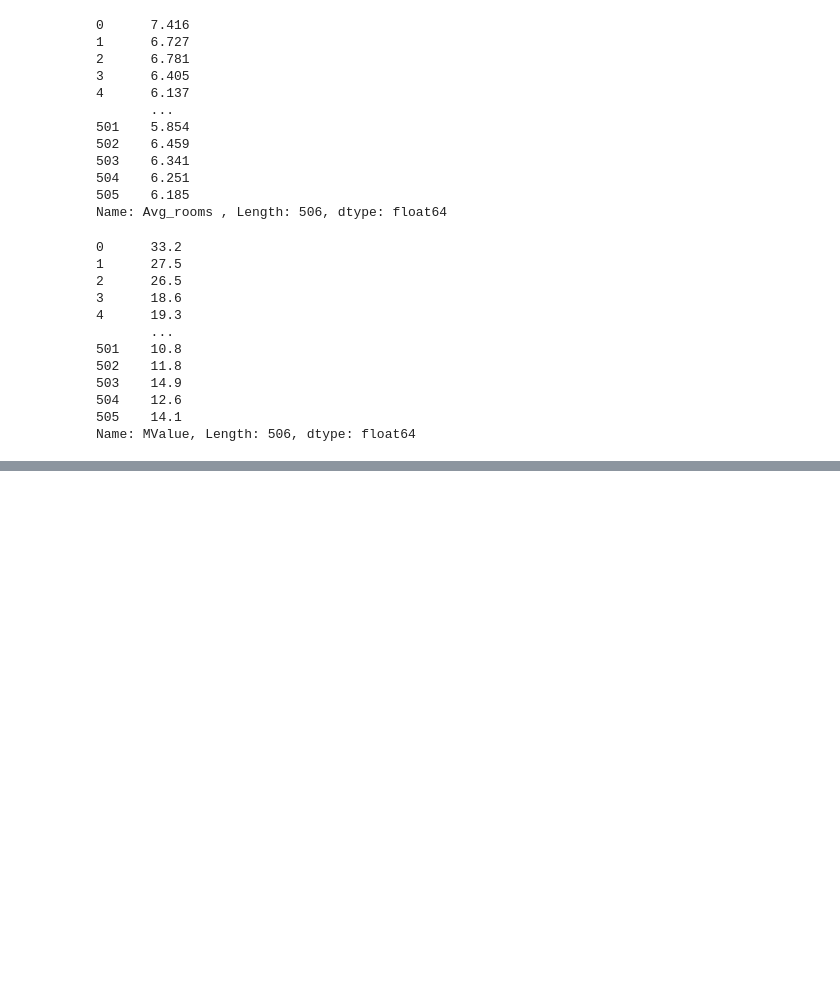
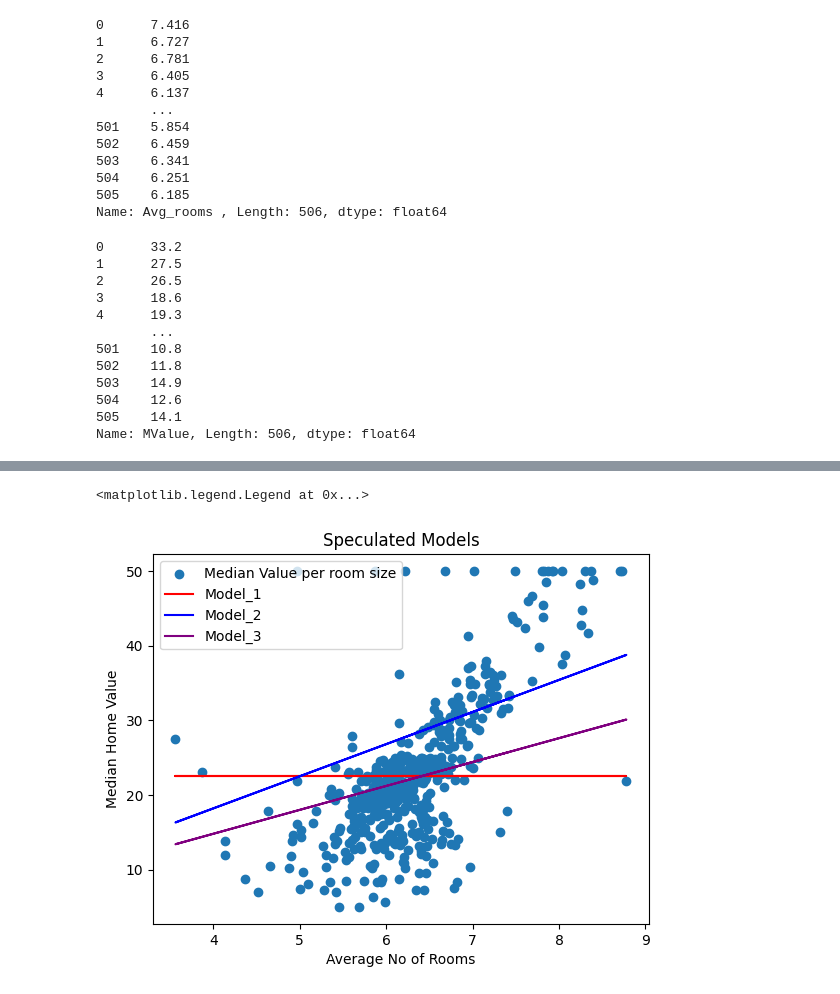
Before and after one commit to Arjun-P-Dinesh/Advanced-Machine-Learning, a Jupyter notebook: 2348506_LabProgram1.ipynb, the cells around one changed output, grey strips where cells are left out. Cells and saved outputs as stored; diff of their text form; code cells hidden in the pictures; blank space fills up the shorter version.

```diff
--- a/2348506_LabProgram1.ipynb
+++ b/2348506_LabProgram1.ipynb
@@ -117,0 +124,24 @@ plt.show()
+# %%
+model1=y.mean()
+model2=1+4.3*x
+model3=2+3.2*x
+data['model1']=model1
+data['model2']=model2
+data['model3']=model3
+# %%
+fig, ax=plt.subplots()
+#plotting actual minutes
+ax.scatter(x='Avg_rooms ',y='MValue',data=data,label='Median Value per room size')
+ax.plot(data['Avg_rooms '],data['model1'],color='red',label='Model_1')
+
+ax.plot(data['Avg_rooms '],data['model2'],color='blue',label='Model_2')
+
+ax.plot(data['Avg_rooms '],data['model3'],color='purple',label='Model_3')
+
+ax.set_ylabel('Median Home Value')
+ax.set_xlabel('Average No of Rooms')
+ax.set_title('Speculated Models')
+ax.legend()
+# %% [output]
+<matplotlib.legend.Legend at 0x...>
+[figure, added]
```
Also changed, not shown: parts of 10 cells of this notebook.
